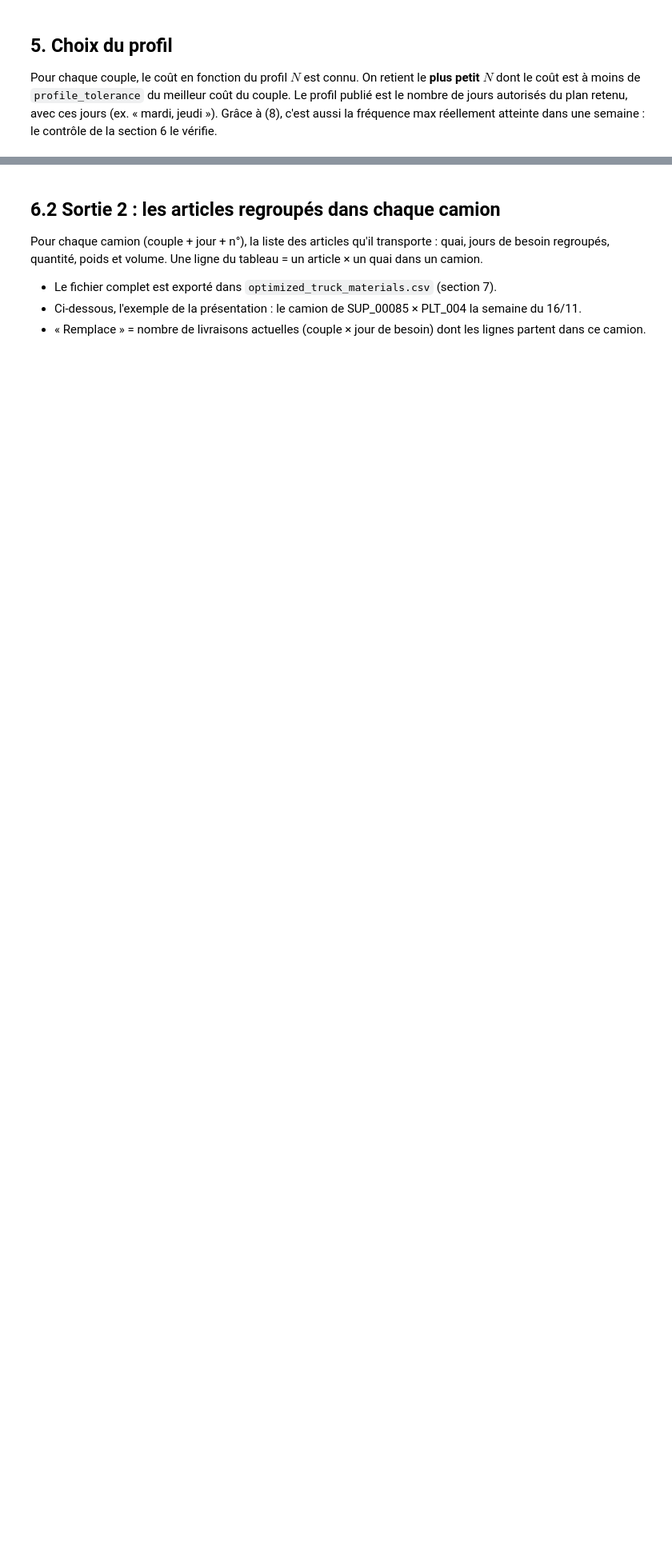
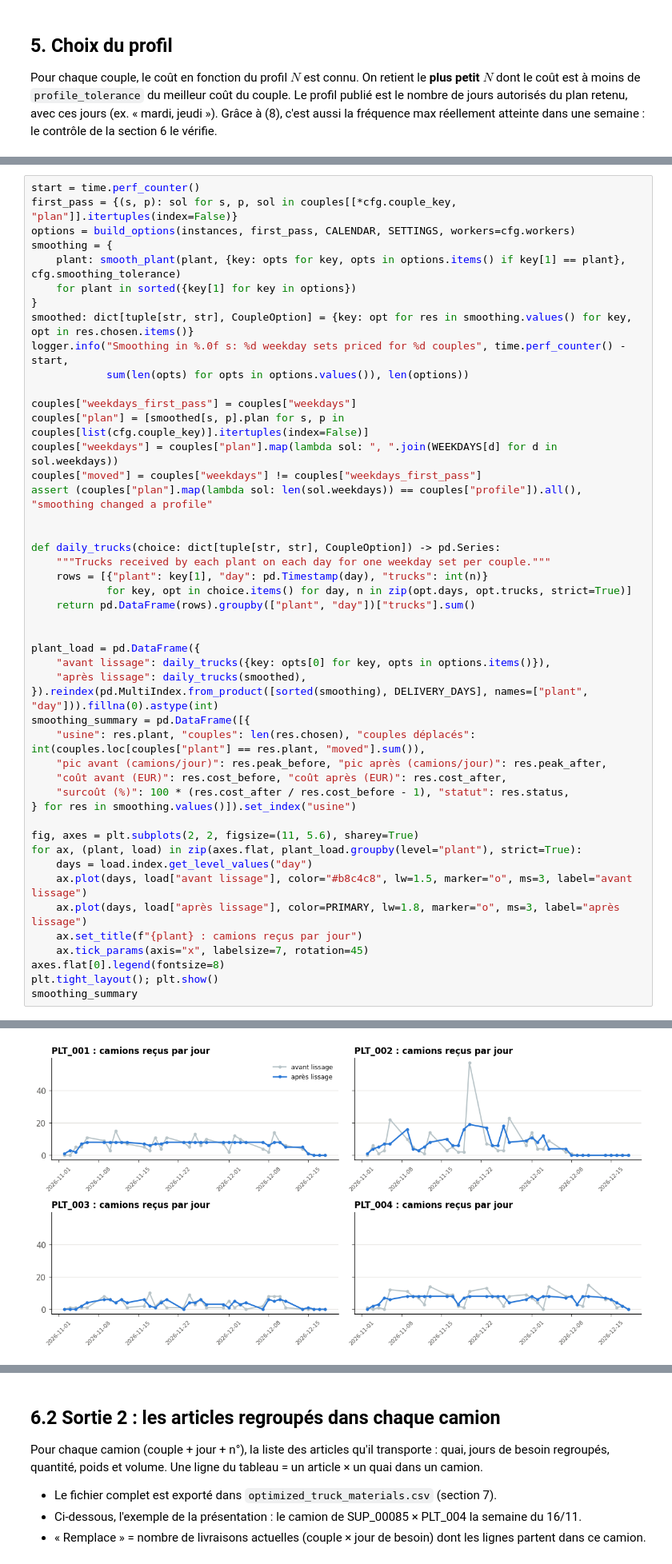
Before and after one commit to exauceh/delivery_schedule_optimization, a Jupyter notebook: milestone3/milestone3.ipynb, the cells around one changed output, grey strips where cells are left out. Shown at 80% size. Saved outputs shown, nothing was run; the diff lists cells and outputs as text; blank space fills up the shorter version.

```diff
--- a/milestone3/milestone3.ipynb
+++ b/milestone3/milestone3.ipynb
@@ -415,0 +446,48 @@ compare
+# %%
+start = time.perf_counter()
+first_pass = {(s, p): sol for s, p, sol in couples[[*cfg.couple_key, "plan"]].itertuples(index=False)}
+options = build_options(instances, first_pass, CALENDAR, SETTINGS, workers=cfg.workers)
+smoothing = {
+    plant: smooth_plant(plant, {key: opts for key, opts in options.items() if key[1] == plant}, cfg.smoothing_tolerance)
+    for plant in sorted({key[1] for key in options})
+}
+smoothed: dict[tuple[str, str], CoupleOption] = {key: opt for res in smoothing.values() for key, opt in res.chosen.items()}
+logger.info("Smoothing in %.0f s: %d weekday sets priced for %d couples", time.perf_counter() - start,
+            sum(len(opts) for opts in options.values()), len(options))
+
+couples["weekdays_first_pass"] = couples["weekdays"]
+couples["plan"] = [smoothed[s, p].plan for s, p in couples[list(cfg.couple_key)].itertuples(index=False)]
+couples["weekdays"] = couples["plan"].map(lambda sol: ", ".join(WEEKDAYS[d] for d in sol.weekdays))
+couples["moved"] = couples["weekdays"] != couples["weekdays_first_pass"]
+assert (couples["plan"].map(lambda sol: len(sol.weekdays)) == couples["profile"]).all(), "smoothing changed a profile"
+
+
+def daily_trucks(choice: dict[tuple[str, str], CoupleOption]) -> pd.Series:
+    """Trucks received by each plant on each day for one weekday set per couple."""
+    rows = [{"plant": key[1], "day": pd.Timestamp(day), "trucks": int(n)}
+            for key, opt in choice.items() for day, n in zip(opt.days, opt.trucks, strict=True)]
+    return pd.DataFrame(rows).groupby(["plant", "day"])["trucks"].sum()
+
+
+plant_load = pd.DataFrame({
+    "avant lissage": daily_trucks({key: opts[0] for key, opts in options.items()}),
+    "après lissage": daily_trucks(smoothed),
+}).reindex(pd.MultiIndex.from_product([sorted(smoothing), DELIVERY_DAYS], names=["plant", "day"])).fillna(0).astype(int)
+smoothing_summary = pd.DataFrame([{
+    "usine": res.plant, "couples": len(res.chosen), "couples déplacés": int(couples.loc[couples["plant"] == res.plant, "moved"].sum()),
+    "pic avant (camions/jour)": res.peak_before, "pic après (camions/jour)": res.peak_after,
+    "coût avant (EUR)": res.cost_before, "coût après (EUR)": res.cost_after,
+    "surcoût (%)": 100 * (res.cost_after / res.cost_before - 1), "statut": res.status,
+} for res in smoothing.values()]).set_index("usine")
+
+fig, axes = plt.subplots(2, 2, figsize=(11, 5.6), sharey=True)
+for ax, (plant, load) in zip(axes.flat, plant_load.groupby(level="plant"), strict=True):
+    days = load.index.get_level_values("day")
+    ax.plot(days, load["avant lissage"], color="#b8c4c8", lw=1.5, marker="o", ms=3, label="avant lissage")
+    ax.plot(days, load["après lissage"], color=PRIMARY, lw=1.8, marker="o", ms=3, label="après lissage")
+    ax.set_title(f"{plant} : camions reçus par jour")
+    ax.tick_params(axis="x", labelsize=7, rotation=45)
+axes.flat[0].legend(fontsize=8)
+plt.tight_layout(); plt.show()
+smoothing_summary
+# %% [output]
@@ -415,0 +503 @@ compare
+[figure, added]
```
Also changed, not shown: parts of 17 cells of this notebook, 9 other files.
